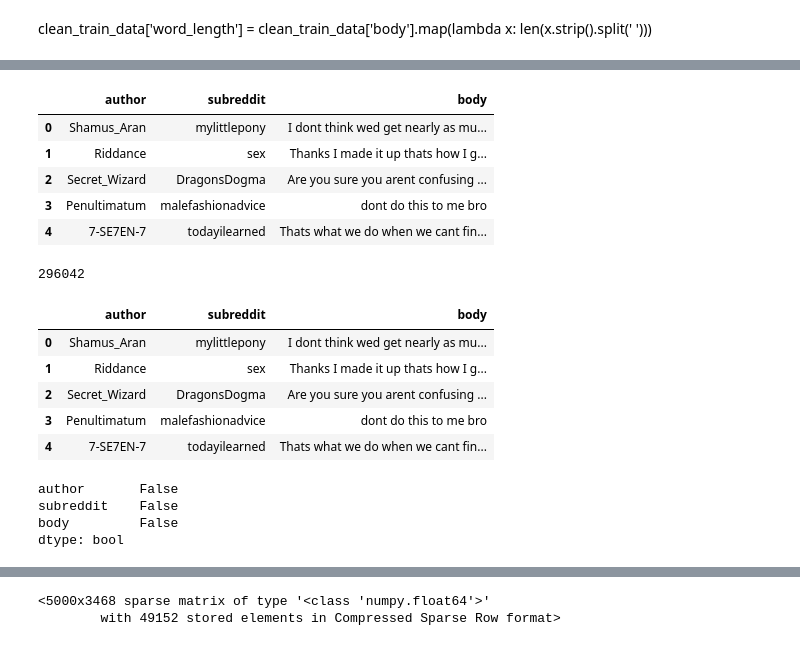
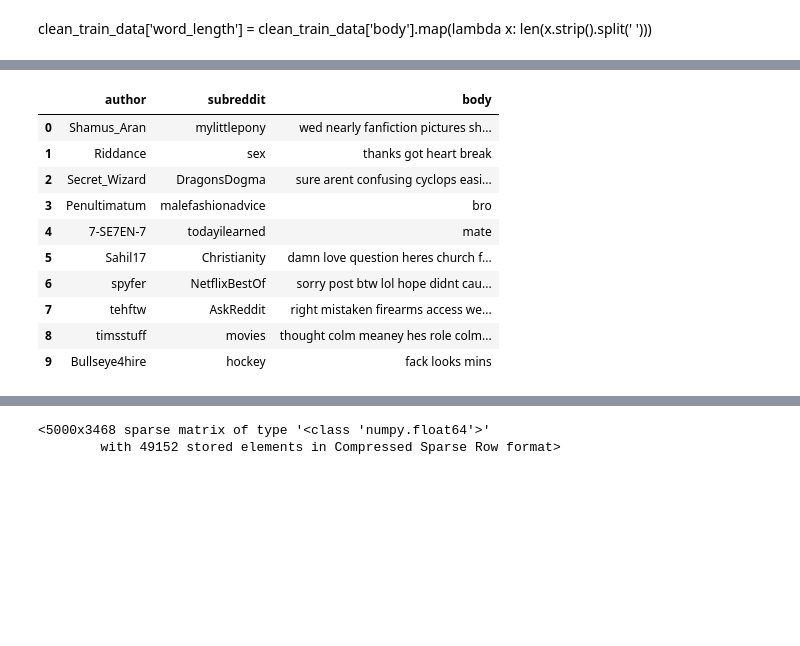
Before and after one commit to ScrPzz/reddit_gender_classifier, a Jupyter notebook: reddit_challenge_allmodels.ipynb, the cells around one changed output, grey strips where cells are left out. Cells and saved outputs as stored; diff of their text form; code cells hidden in the pictures; blank space fills up the shorter version.

```diff
--- a/reddit_challenge_allmodels.ipynb
+++ b/reddit_challenge_allmodels.ipynb
@@ -26,5 +23,6 @@ Populating the interactive namespace from numpy and matplotlib
 [nltk_data] Downloading package stopwords to /home/ale/nltk_data...
 [nltk_data]   Package stopwords is already up-to-date!
 # %%
-train_data = pd.read_csv("/home/ale/Scrivania/reddit_challenge/train_data.csv", encoding="utf8")
+train_data = pd.read_csv("/home/ale/Scrivania/reddit_chal/train_data.csv", encoding="utf8")
 clean_train_data=train_data
+train_data.head(10)
@@ -47,0 +43,27 @@ clean_train_data=clean_train_data.drop(['created_utc'], axis=1)
+# %%
+
+#Cleaning text
+clean_train_data['body']=clean_train_data['body'].apply(lambda x: re.sub('\s+', ' ', x))
+clean_train_data['body']=clean_train_data['body'].apply(lambda x: re.sub(r"http\S+", "", x))
+clean_train_data['body']=clean_train_data['body'].apply(lambda x: re.sub(" \d+", " ", x))
+clean_train_data['body']=clean_train_data['body'].apply(lambda x: re.sub(r'[^\w\s]', '', x))
+clean_train_data['body']=clean_train_data['body'].apply(lambda x: re.sub("\d+", " ", x))
+clean_train_data['body']=clean_train_data['body'].apply(lambda x: re.sub('\[.*?\]', '', x))
+clean_train_data['body']=clean_train_data['body'].apply(lambda x: re.sub('https?://\S+|www\.\S+', '',  x))
+clean_train_data['body']=clean_train_data['body'].apply(lambda x: re.sub('<.*?>+', '',  x))
+clean_train_data['body']=clean_train_data['body'].apply(lambda x: re.sub('\w*\d\w*', '', x))
+clean_train_data['body']=clean_train_data['body'].apply(lambda x: re.sub('^a-zA-Z0-9 -', '', x))
+clean_train_data.body = clean_train_data.body.str.replace("(<br/>)", "")
+clean_train_data.body = clean_train_data.body.str.replace('(<a).*(>).*(</a>)', '')
+clean_train_data.body = clean_train_data.body.str.replace('(&amp)', '')
+clean_train_data.body = clean_train_data.body.str.replace('(&gt)', '')
+clean_train_data.body = clean_train_data.body.str.replace('(&lt)', '')
+clean_train_data.body = clean_train_data.body.str.replace('(\xa0)', '')
+
+
+
+#Making all text lowercase and getting rid of the date column
+clean_train_data['body']=clean_train_data['body'].str.lower()
+clean_train_data=clean_train_data.drop(['created_utc'], axis=1)
+
+len(clean_train_data)
@@ -48,36 +109,14 @@ clean_train_data=clean_train_data.drop(['created_utc'], axis=1)
 # %%
-clean_train_data.head()
+clean_train_data.head(10)
 # %% [output]
 |  | author | subreddit | body |
-| 0 | Shamus_Aran | mylittlepony | I dont think wed get nearly as mu... |
-| 1 | Riddance | sex | Thanks I made it up thats how I g... |
-| 2 | Secret_Wizard | DragonsDogma | Are you sure you arent confusing ... |
-| 3 | Penultimatum | malefashionadvice | dont do this to me bro |
-| 4 | 7-SE7EN-7 | todayilearned | Thats what we do when we cant fin... |
+| 0 | Shamus_Aran | mylittlepony | wed nearly fanfiction pictures sh... |
+| 1 | Riddance | sex | thanks got heart break |
+| 2 | Secret_Wizard | DragonsDogma | sure arent confusing cyclops easi... |
+| 3 | Penultimatum | malefashionadvice | bro |
+| 4 | 7-SE7EN-7 | todayilearned | mate |
+| 5 | Sahil17 | Christianity | damn love question heres church f... |
+| 6 | spyfer | NetflixBestOf | sorry post btw lol hope didnt cau... |
+| 7 | tehftw | AskReddit | right mistaken firearms access we... |
+| 8 | timsstuff | movies | thought colm meaney hes role colm... |
+| 9 | Bullseye4hire | hockey | fack looks mins |
-# %%
-clean_train_data.body = clean_train_data.body.str.replace("(<br/>)", "")
-clean_train_data.body = clean_train_data.body.str.replace('(<a).*(>).*(</a>)', '')
-clean_train_data.body = clean_train_data.body.str.replace('(&amp)', '')
-clean_train_data.body = clean_train_data.body.str.replace('(&gt)', '')
-clean_train_data.body = clean_train_data.body.str.replace('(&lt)', '')
-clean_train_data.body = clean_train_data.body.str.replace('(\xa0)', '')
-#clean_train_data = clean_train_data[clean_train_data['word_length']>=4]
-len(clean_train_data)
-# %% [output]
-296042
-# %%
-clean_train_data.head()
-# %% [output]
-|  | author | subreddit | body |
-| 0 | Shamus_Aran | mylittlepony | I dont think wed get nearly as mu... |
-| 1 | Riddance | sex | Thanks I made it up thats how I g... |
-| 2 | Secret_Wizard | DragonsDogma | Are you sure you arent confusing ... |
-| 3 | Penultimatum | malefashionadvice | dont do this to me bro |
-| 4 | 7-SE7EN-7 | todayilearned | Thats what we do when we cant fin... |
-# %%
-clean_train_data.isna().any()
-# %% [output]
-author       False
-subreddit    False
-body         False
-dtype: bool
```
Also changed, not shown: parts of 88 cells of this notebook.
